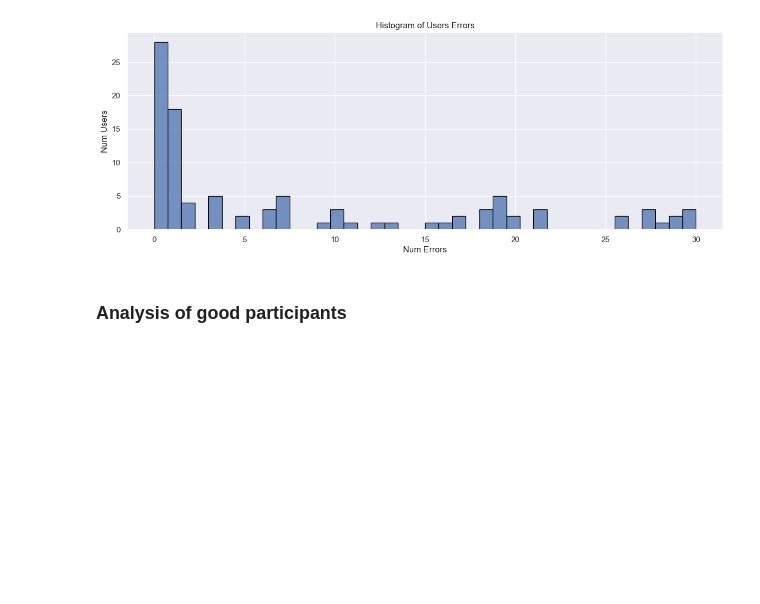
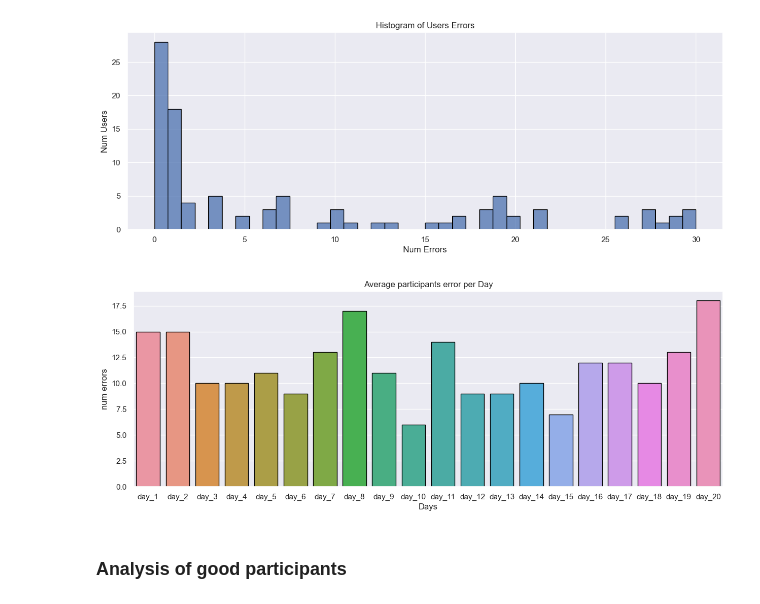
Before and after one commit to MeirNizri/How-Humans-React-to-Calibrated-Predictions, a Jupyter notebook: data_analysis/analysis.ipynb, the cells around one changed output. Saved outputs shown, nothing was run; the diff lists cells and outputs as text; code cells hidden in the pictures; blank space fills up the shorter version.

```diff
--- a/data_analysis/analysis.ipynb
+++ b/data_analysis/analysis.ipynb
@@ -111,5 +111,17 @@ p.set(title='Histogram of Users Errors', xlabel='Num Errors', ylabel='Num Users'
 plt.show()
 # %% [output]
 [figure]
+# %%
+# calculate participants' errors per day
+users_label_error_per_day = (labels != label_test).sum(axis=0)
+users_pred_error_per_day = pred_test.apply(lambda x: (abs(x - preds.loc[x.name]) > 5), axis=1).sum(axis=0)
+users_error_per_day = users_label_error_per_day
+
+# plot participants' error per day
+p = sns.barplot(x=users_error_per_day.index, y=users_error_per_day.values, edgecolor='black')
+p.set(title='Average participants error per Day', ylabel='num errors', xlabel='Days')
+plt.show()
+# %% [output]
+[figure, added]
 # %% [markdown]
 ### Analysis of good participants
```
Also changed, not shown: parts of 5 cells of this notebook, 8 other files.
